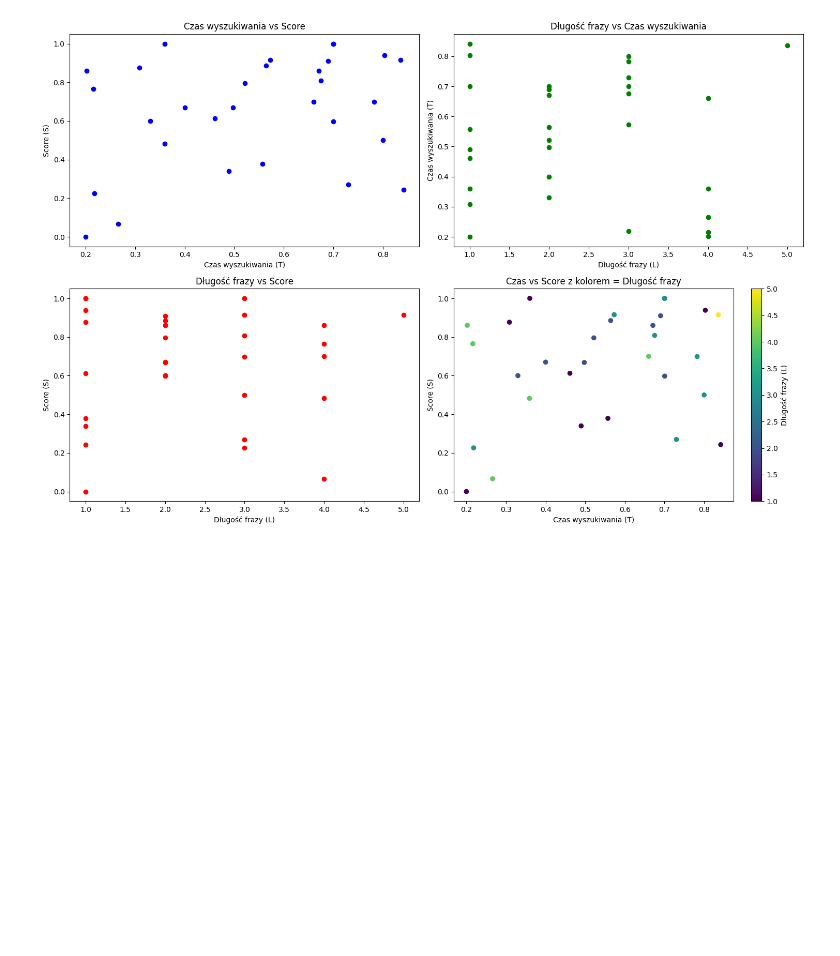
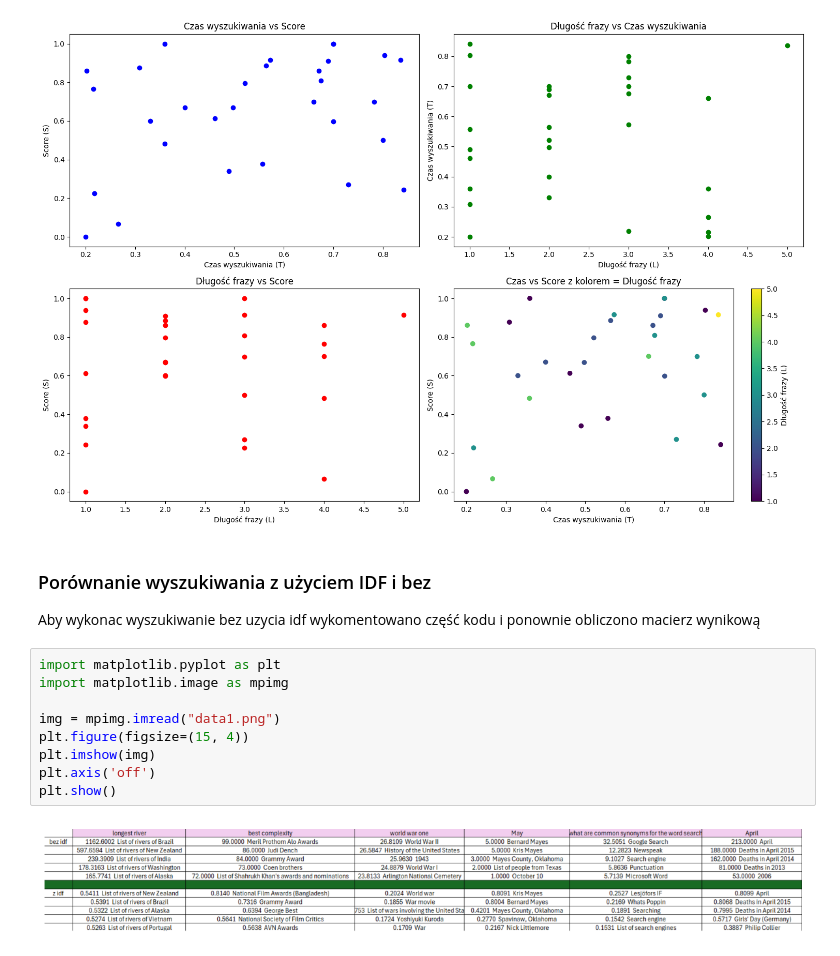
Before and after one commit to mcjwsn/Search-Engine, a Jupyter notebook: backend/sprawozdanie.ipynb, the cells around one changed output. Drawn from its saved outputs; the diff is of its cells as text; blank space fills up the shorter version.

```diff
--- a/backend/sprawozdanie.ipynb
+++ b/backend/sprawozdanie.ipynb
@@ -757,3 +850,19 @@ draw_plot(T+T2,S+S2,L+L2)
 # Dłuższy czas wyszukiwania głównie świadczył o lepszym scorze, długość frazy też wpływała na wyniki wyszukiwania
 # %% [output]
 [figure]
+# %% [markdown]
+### Porównanie wyszukiwania z użyciem IDF i bez
+
+
+Aby wykonac wyszukiwanie bez uzycia idf wykomentowano część kodu i ponownie obliczono macierz wynikową
+# %%
+import matplotlib.pyplot as plt
+import matplotlib.image as mpimg
+
+img = mpimg.imread("data1.png")
+plt.figure(figsize=(15, 4))
+plt.imshow(img)
+plt.axis('off')
+plt.show()
+# %% [output]
+[figure, added]
```
Also changed, not shown: parts of 37 cells of this notebook, 22 other files.
